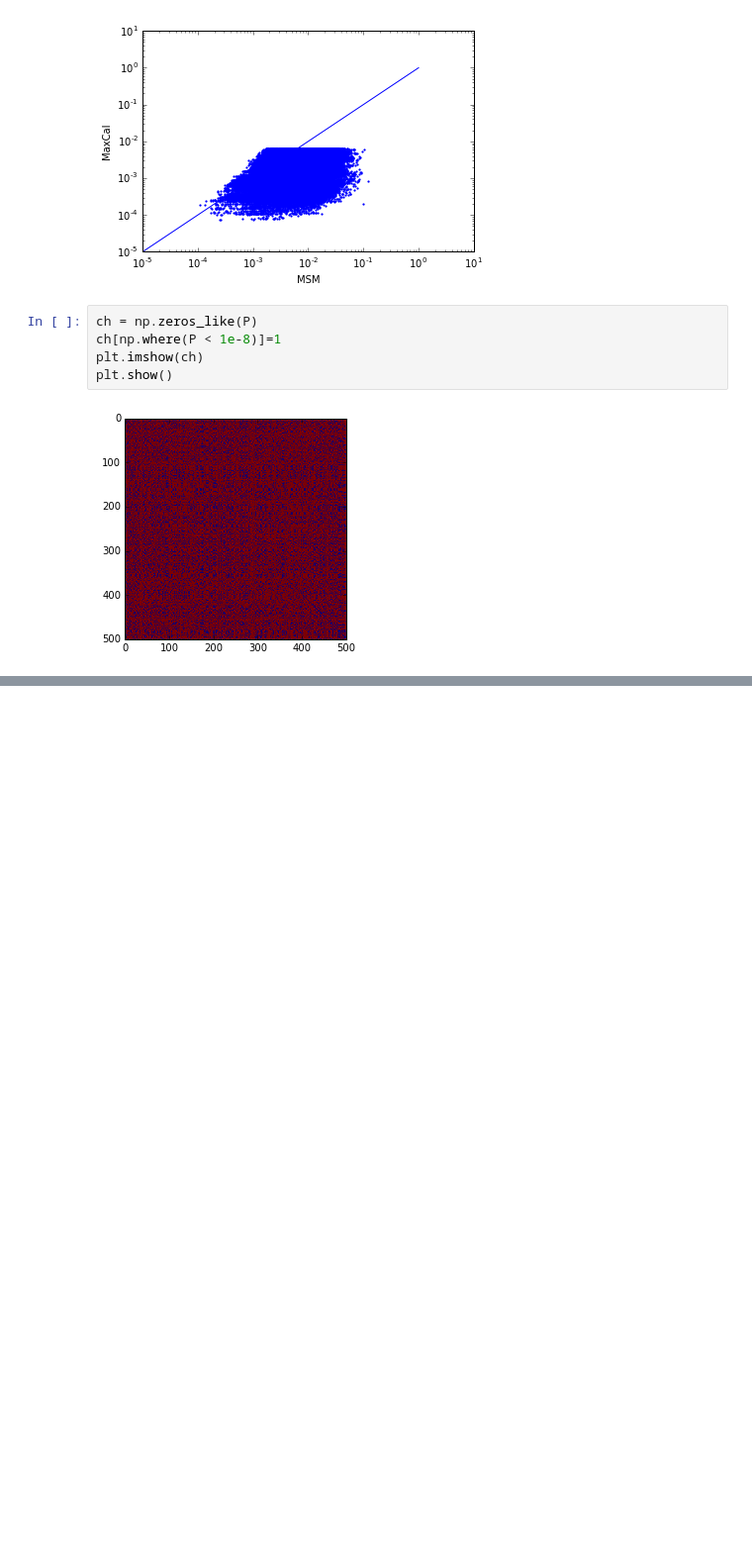
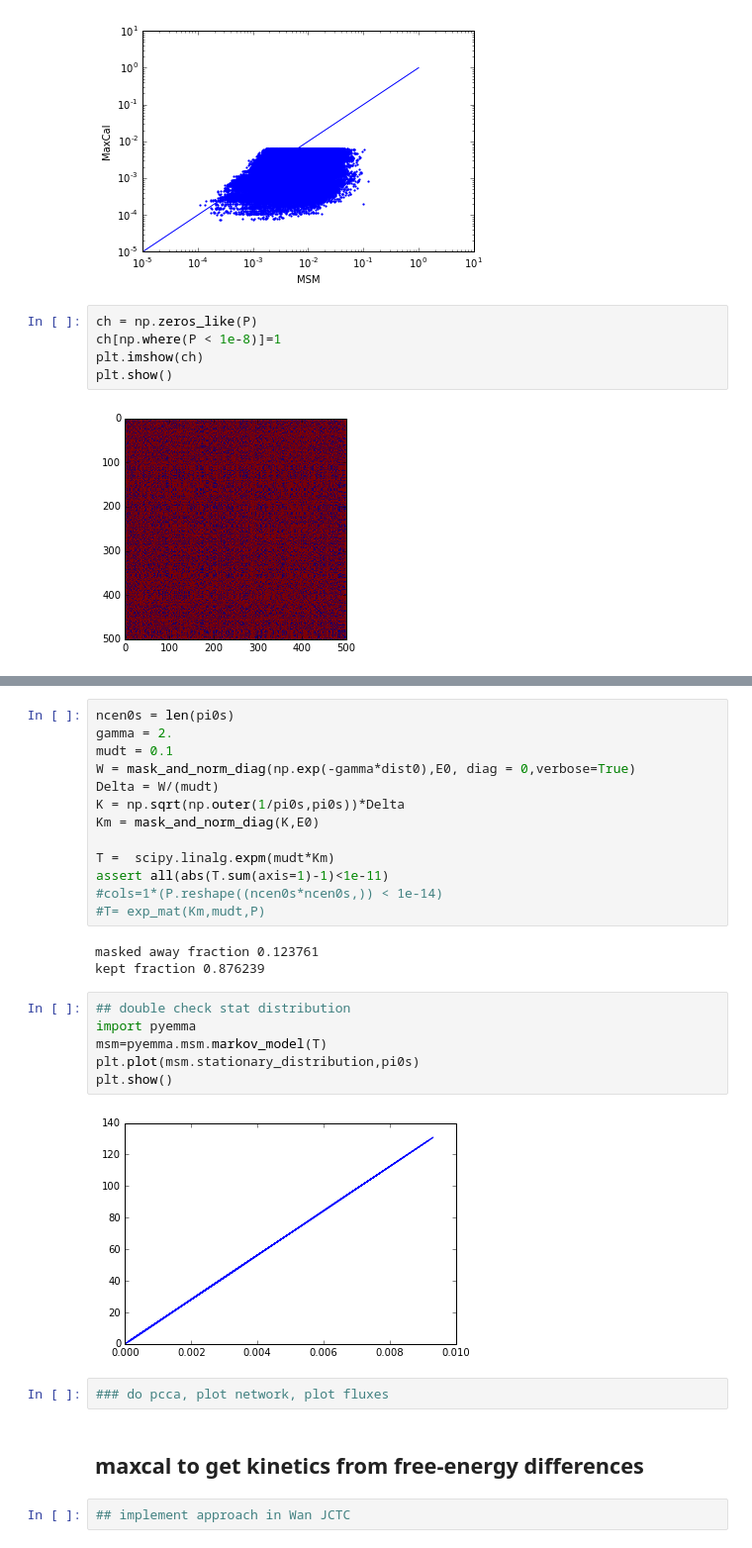
Before and after one commit to dprovasi/testsystems, a Jupyter notebook: maxCal analysis.ipynb, the cells around one changed output, grey strips where cells are left out. Shown: that part at 99% size. Cells and saved outputs as stored; diff of their text form; blank space fills up the shorter version.

```diff
--- a/maxCal analysis.ipynb
+++ b/maxCal analysis.ipynb
@@ -330,0 +405,30 @@ plt.show()
+# %%
+ncen0s = len(pi0s)
+gamma = 2.
+mudt = 0.1
+W = mask_and_norm_diag(np.exp(-gamma*dist0),E0, diag = 0,verbose=True)
+Delta = W/(mudt)
+K = np.sqrt(np.outer(1/pi0s,pi0s))*Delta
+Km = mask_and_norm_diag(K,E0)
+
+T =  scipy.linalg.expm(mudt*Km)
+assert all(abs(T.sum(axis=1)-1)<1e-11)
+#cols=1*(P.reshape((ncen0s*ncen0s,)) < 1e-14)
+#T= exp_mat(Km,mudt,P)
+# %% [output]
+masked away fraction 0.123761
+kept fraction 0.876239
+# %%
+## double check stat distribution
+import pyemma
+msm=pyemma.msm.markov_model(T)
+plt.plot(msm.stationary_distribution,pi0s)
+plt.show()
+# %% [output]
+[figure, added]
+# %%
+### do pcca, plot network, plot fluxes
+# %% [markdown]
+## maxcal to get kinetics from free-energy differences
+# %%
+## implement approach in Wan JCTC
```
Also changed, not shown: parts of 23 cells of this notebook.
